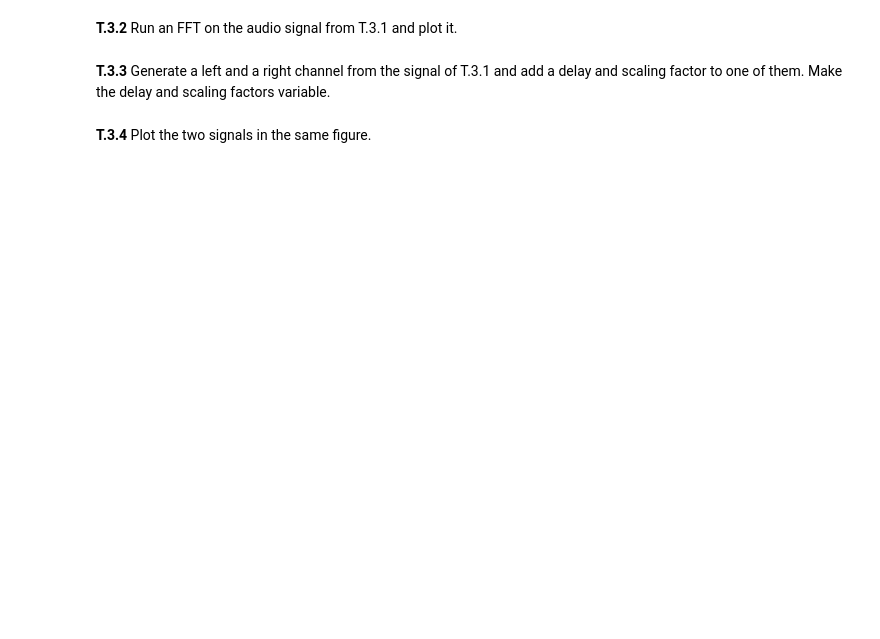
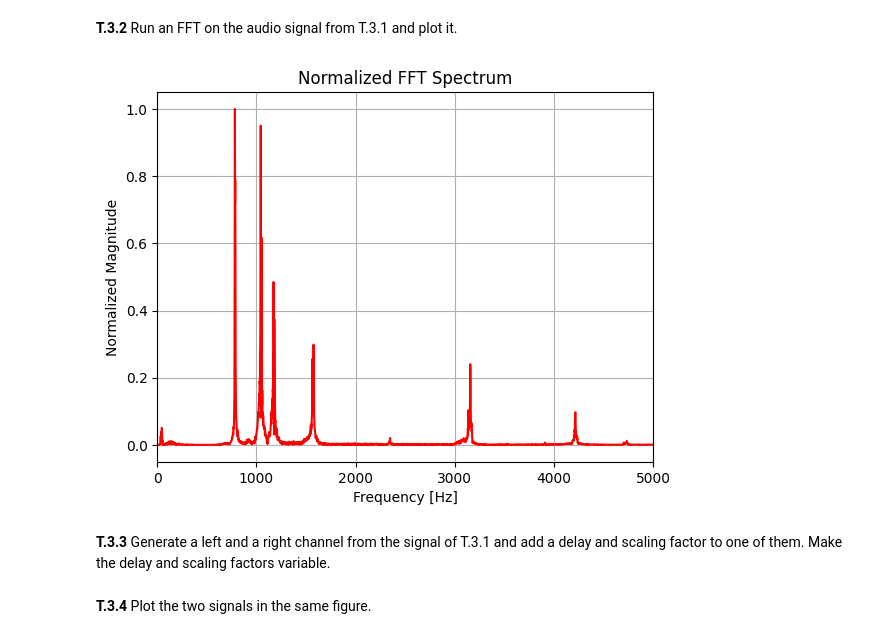
Before and after one commit to samuele-ribaudo/humanoid-sensors-and-actuators, a Jupyter notebook: T5/code/Tutorial_5.ipynb, the cells around one changed output. Cells and saved outputs as stored; diff of their text form; code cells hidden in the pictures; blank space fills up the shorter version.

```diff
--- a/T5/code/Tutorial_5.ipynb
+++ b/T5/code/Tutorial_5.ipynb
@@ -124,2 +145,25 @@ Type here the code...
+# %%
+### RUN THE FFT ###
+n = len(signal)
+
+fft_output = np.fft.fft(signal)
+
+frequencies = np.fft.fftfreq(n, 1 / sample_rate) # Calculate the frequencies corresponding to the FFT points
+magnitude = np.abs(fft_output) # Take the absolute value to get the magnitude spectrum
+magnitude_normalized = magnitude / np.max(magnitude) # Normalize the output to 1
+# Filter out only the positive frequencies
+positive_frequencies = frequencies[:n // 2]
+positive_magnitude = magnitude_normalized[:n // 2]
+
+### PLOT THE FFT SPECTRUM ###
+plt.plot(positive_frequencies, positive_magnitude, color='r')
+plt.title('Normalized FFT Spectrum')
+plt.xlabel('Frequency [Hz]')
+plt.ylabel('Normalized Magnitude')
+plt.grid(True)
+plt.xlim(0, 5000)  # Zoomed into 0-5kHz where most audio frequencies lie
+plt.show()
+# %% [output]
+[figure, added]
 # %% [markdown]
 **T.3.3** Generate a left and a right channel from the signal of T.3.1 and add a delay and scaling factor to one of them. Make the delay and scaling factors variable.
```
Also changed, not shown: parts of 15 cells of this notebook, 6 other files.
